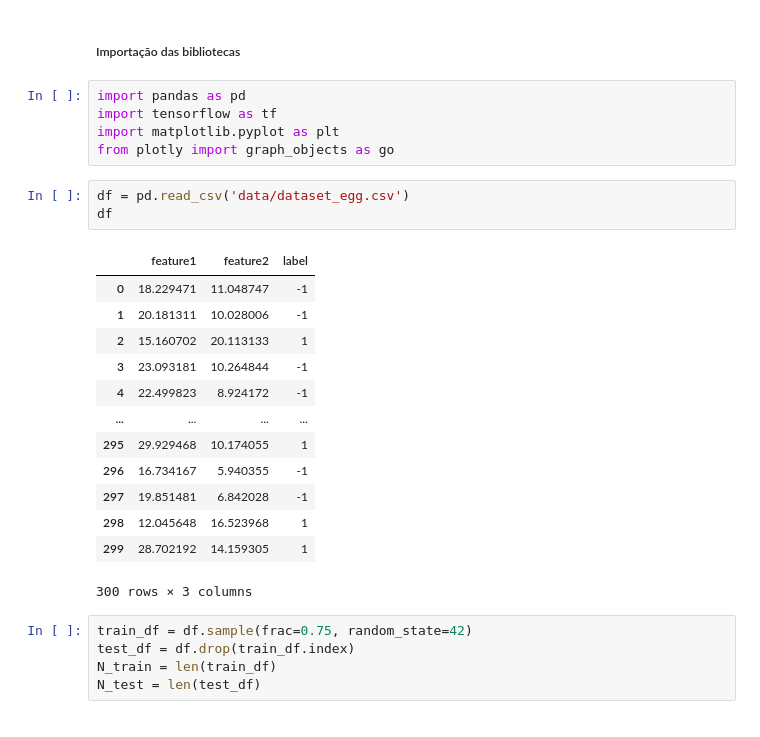
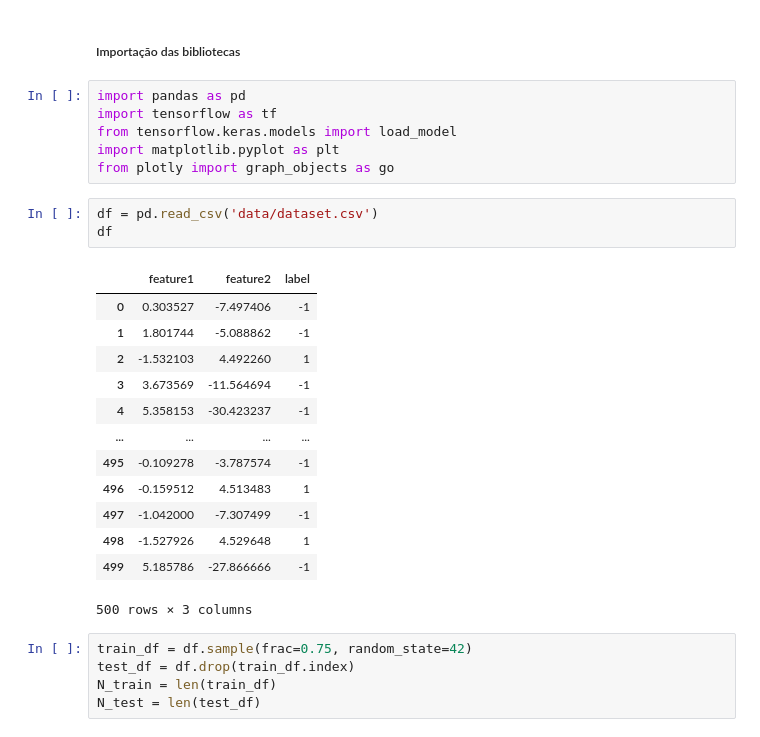
Before and after one commit to talesnobre/Inteligencia-Computacional, a Jupyter notebook: nn.ipynb, the cells around one changed output. Saved outputs shown, nothing was run; the diff lists cells and outputs as text.

```diff
--- a/nn.ipynb
+++ b/nn.ipynb
@@ -7,25 +7,26 @@
 # %%
 import pandas as pd
 import tensorflow as tf
+from tensorflow.keras.models import load_model
 import matplotlib.pyplot as plt
 from plotly import graph_objects as go
 # %%
-df = pd.read_csv('data/dataset_egg.csv')
+df = pd.read_csv('data/dataset.csv')
 df
 # %% [output]
 |  | feature1 | feature2 | label |
-| 0 | 18.229471 | 11.048747 | -1 |
-| 1 | 20.181311 | 10.028006 | -1 |
-| 2 | 15.160702 | 20.113133 | 1 |
-| 3 | 23.093181 | 10.264844 | -1 |
-| 4 | 22.499823 | 8.924172 | -1 |
+| 0 | 0.303527 | -7.497406 | -1 |
+| 1 | 1.801744 | -5.088862 | -1 |
+| 2 | -1.532103 | 4.492260 | 1 |
+| 3 | 3.673569 | -11.564694 | -1 |
+| 4 | 5.358153 | -30.423237 | -1 |
 | ... | ... | ... | ... |
-| 295 | 29.929468 | 10.174055 | 1 |
-| 296 | 16.734167 | 5.940355 | -1 |
-| 297 | 19.851481 | 6.842028 | -1 |
-| 298 | 12.045648 | 16.523968 | 1 |
-| 299 | 28.702192 | 14.159305 | 1 |
+| 495 | -0.109278 | -3.787574 | -1 |
+| 496 | -0.159512 | 4.513483 | 1 |
+| 497 | -1.042000 | -7.307499 | -1 |
+| 498 | -1.527926 | 4.529648 | 1 |
+| 499 | 5.185786 | -27.866666 | -1 |
-300 rows × 3 columns
+500 rows × 3 columns
 # %%
 train_df = df.sample(frac=0.75, random_state=42)
 test_df = df.drop(train_df.index)
```
Also changed, not shown: parts of 6 cells of this notebook.
